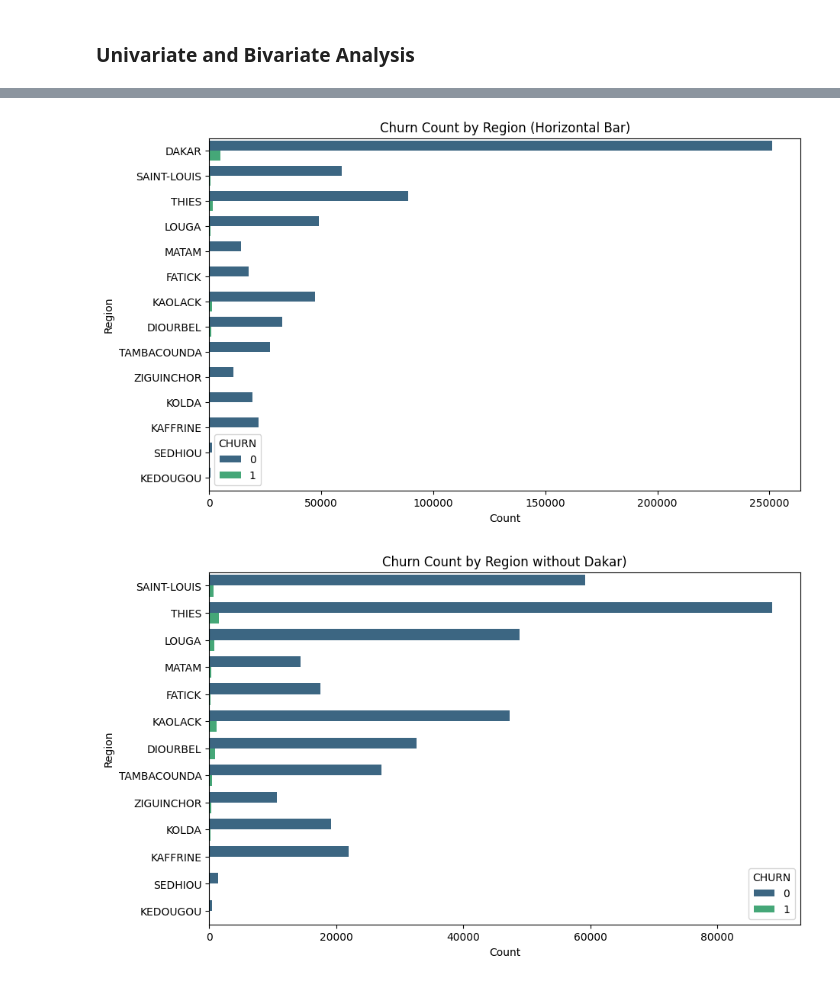
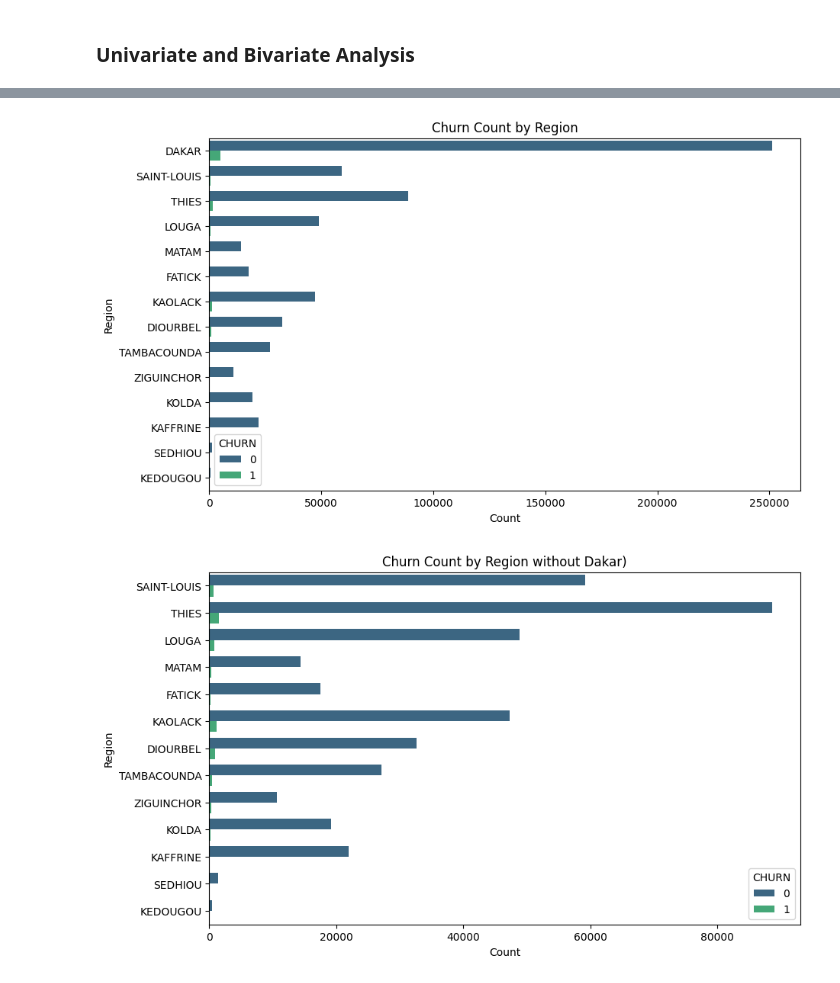
Before and after one commit to sethsot/African-telco-customer-churn, a Jupyter notebook: CustomerChurn.ipynb, the cells around one changed output, grey strips where cells are left out. Drawn from its saved outputs; the diff is of its cells as text; code cells hidden in the pictures.

```diff
--- a/CustomerChurn.ipynb
+++ b/CustomerChurn.ipynb
@@ -399,13 +505,14 @@ plt.show()
 # %%
 # Plot a horizontal bar plot for 'Region' with hue='Churn'
+
 plt.figure(figsize=(10, 6))
 sns.countplot(y='REGION', hue='CHURN', data=df, palette='viridis')
 plt.xlabel('Count')
 plt.ylabel('Region')
-plt.title('Churn Count by Region (Horizontal Bar)')
+plt.title('Churn Count by Region')
 plt.show()
 # %% [output]
-[figure, old version]
+[figure, new version]
 # %%
 
 # Plot a horizontal bar plot for 'Region' with hue='Churn'
```
Also changed, not shown: parts of 68 cells of this notebook.
